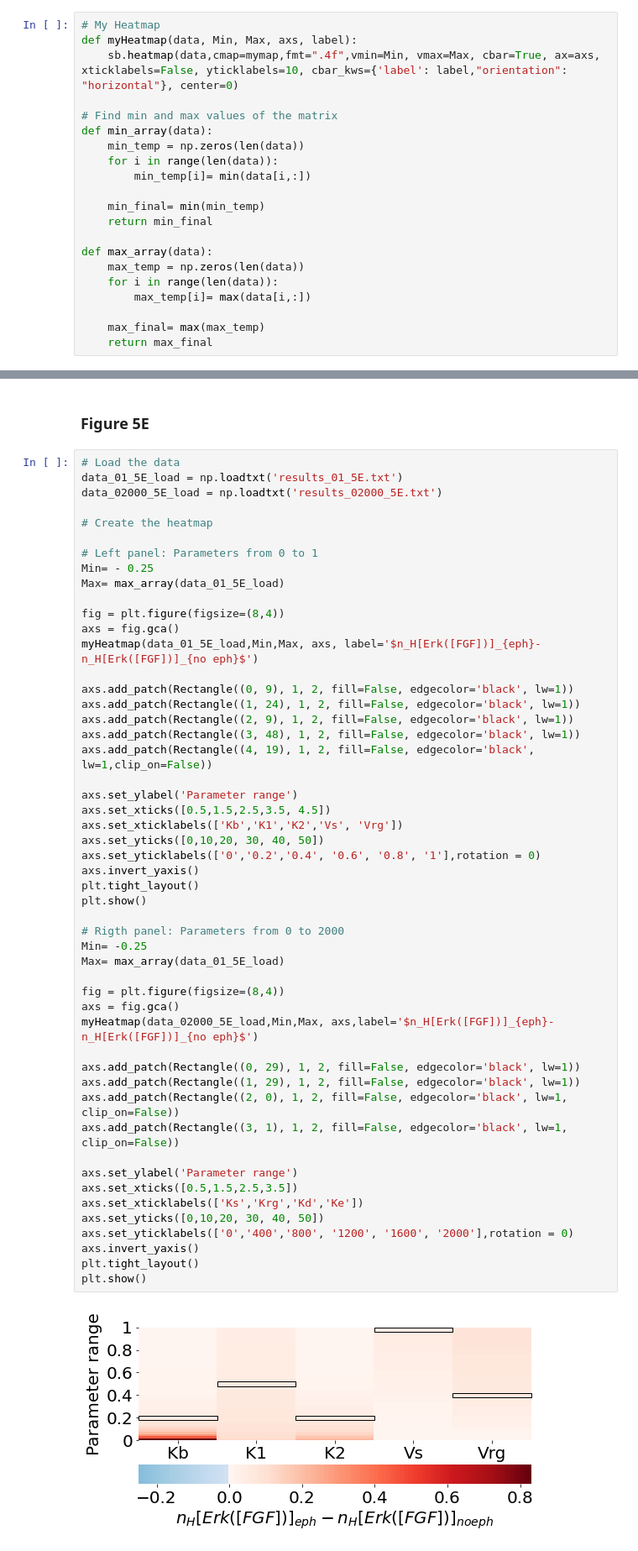
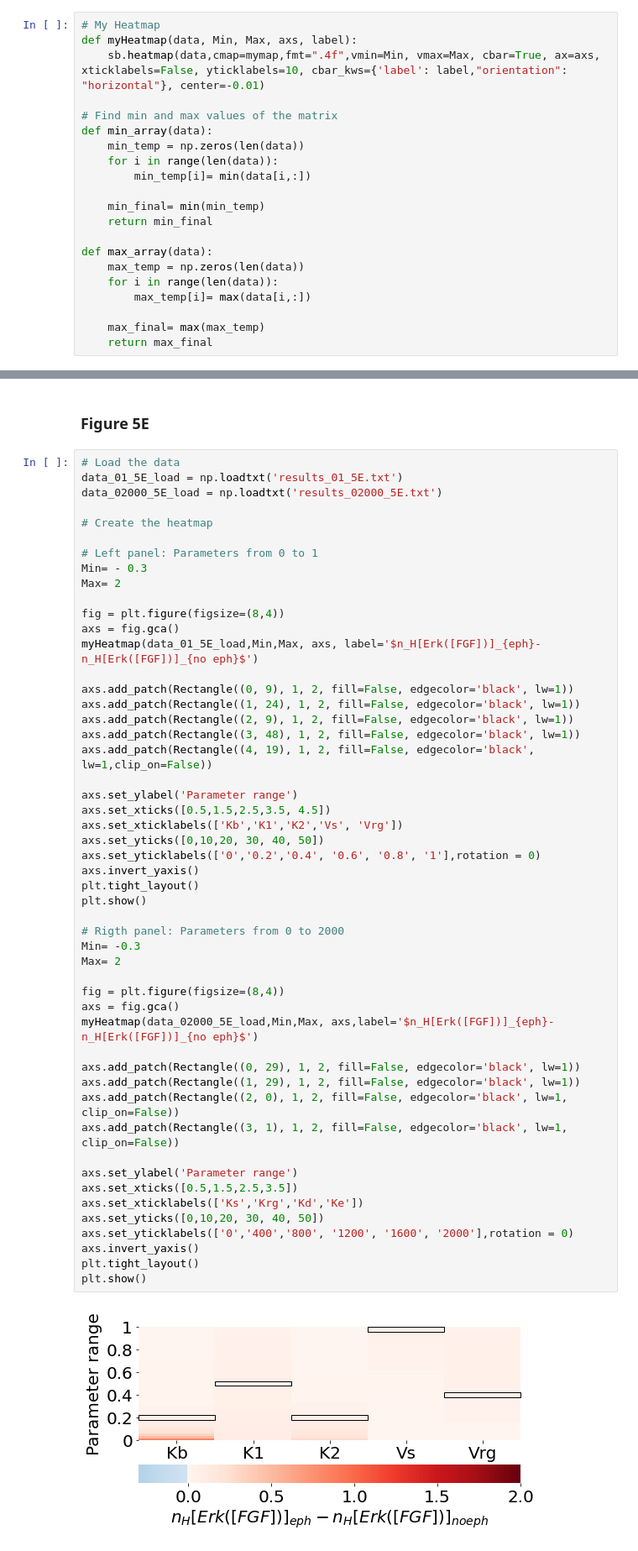
Before and after one commit to rossanabettoni/Model-of-neural-induction-in-the-ascidian-embryo, a Jupyter notebook: Figure 5B, 5D & 5E.ipynb, the cells around one changed output, grey strips where cells are left out. Shown: that part at 84% size. Saved outputs shown, nothing was run; the diff lists cells and outputs as text.

```diff
--- a/Figure 5B, 5D & 5E.ipynb
+++ b/Figure 5B, 5D & 5E.ipynb
@@ -33,7 +22,7 @@ Function to plot the heatmap
 # %%
 # My Heatmap
 def myHeatmap(data, Min, Max, axs, label):
-    sb.heatmap(data,cmap=mymap,fmt=".4f",vmin=Min, vmax=Max, cbar=True, ax=axs, xticklabels=False, yticklabels=10, cbar_kws={'label': label,"orientation": "horizontal"}, center=0)
+    sb.heatmap(data,cmap=mymap,fmt=".4f",vmin=Min, vmax=Max, cbar=True, ax=axs, xticklabels=False, yticklabels=10, cbar_kws={'label': label,"orientation": "horizontal"}, center=-0.01)
 
 # Find min and max values of the matrix
 def min_array(data):
@@ -630,8 +686,8 @@ data_02000_5E_load = np.loadtxt('results_02000_5E.txt')
 # Create the heatmap
 
 # Left panel: Parameters from 0 to 1
-Min= - 0.25
-Max= max_array(data_01_5E_load)
+Min= - 0.3
+Max= 2
 
 fig = plt.figure(figsize=(8,4))
 axs = fig.gca()
@@ -645,33 +701,33 @@ axs.add_patch(Rectangle((4, 19), 1, 2, fill=False, edgecolor='black', lw=1,clip_
 
 axs.set_ylabel('Parameter range')
 axs.set_xticks([0.5,1.5,2.5,3.5, 4.5])
 axs.set_xticklabels(['Kb','K1','K2','Vs', 'Vrg'])
 axs.set_yticks([0,10,20, 30, 40, 50])
 axs.set_yticklabels(['0','0.2','0.4', '0.6', '0.8', '1'],rotation = 0)
 axs.invert_yaxis()
 plt.tight_layout()
 plt.show()
 
 # Rigth panel: Parameters from 0 to 2000
-Min= -0.25
-Max= max_array(data_01_5E_load)
+Min= -0.3
+Max= 2
 
 fig = plt.figure(figsize=(8,4))
 axs = fig.gca()
 myHeatmap(data_02000_5E_load,Min,Max, axs,label='$n_H[Erk([FGF])]_{eph}-n_H[Erk([FGF])]_{no eph}$')
 
 axs.add_patch(Rectangle((0, 29), 1, 2, fill=False, edgecolor='black', lw=1))
 axs.add_patch(Rectangle((1, 29), 1, 2, fill=False, edgecolor='black', lw=1))
 axs.add_patch(Rectangle((2, 0), 1, 2, fill=False, edgecolor='black', lw=1, clip_on=False))
 axs.add_patch(Rectangle((3, 1), 1, 2, fill=False, edgecolor='black', lw=1, clip_on=False))
 
 axs.set_ylabel('Parameter range')
 axs.set_xticks([0.5,1.5,2.5,3.5])
 axs.set_xticklabels(['Ks','Krg','Kd','Ke'])
 axs.set_yticks([0,10,20, 30, 40, 50])
 axs.set_yticklabels(['0','400','800', '1200', '1600', '2000'],rotation = 0)
 axs.invert_yaxis()
 plt.tight_layout()
 plt.show()
 # %% [output]
-[figure, old version]
+[figure, new version]
```
Also changed, not shown: parts of 48 cells of this notebook, 39 other files.
